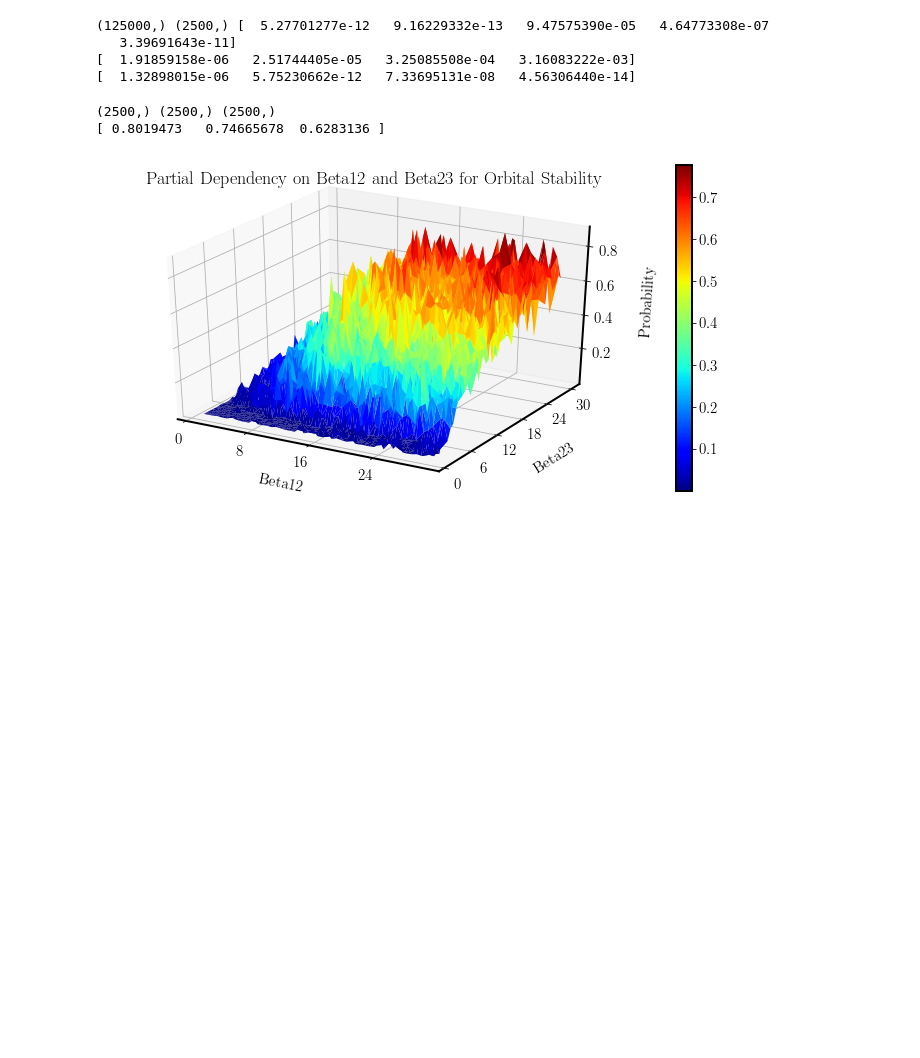
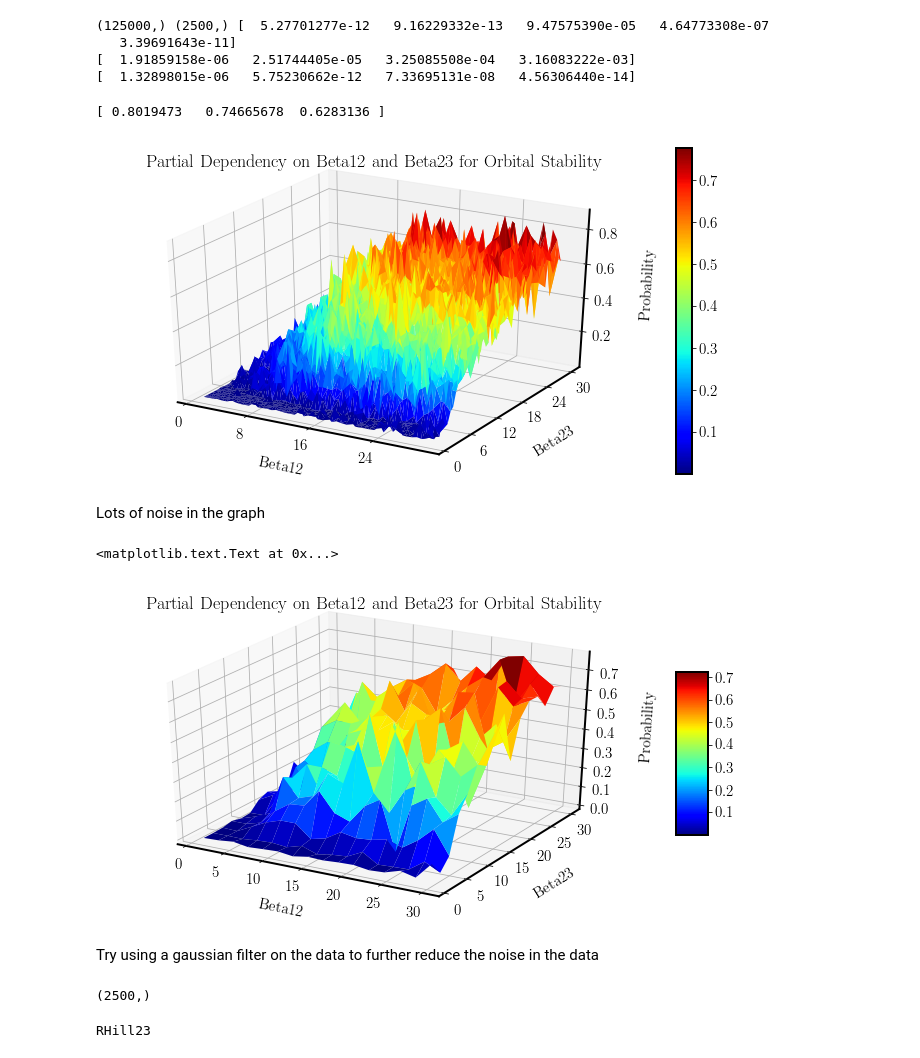
Before and after one commit to dtamayo/MLstability, a Jupyter notebook: Analysis/PDP_MC.ipynb, the cells around one changed output. Saved outputs shown, nothing was run; the diff lists cells and outputs as text; code cells hidden in the pictures; blank space fills up the shorter version.

Commit message:
Upload new files as well as figures

```diff
--- a/Analysis/PDP_MC.ipynb
+++ b/Analysis/PDP_MC.ipynb
@@ -239,7 +198,7 @@ print beta23[45:55]
 [ 1.          1.          1.          1.          1.          1.59183673
   1.59183673  1.59183673  1.59183673  1.59183673]
 # %%
-planets_data = np.zeros((repbeta12.shape[0], 28)) #= sample_random()
+planets_data = np.zeros((repparam1.shape[0], 28)) #= sample_random()
 print planets_data.shape[0]
 for i in range(planets_data.shape[0]):
     planets_data[i, :] = sample_random(i+3452367)
@@ -271,7 +230,7 @@ print repbeta23[:3]
 [ 1.  1.  1.]
 # %%
 #data_predictions = np.column_stack((data[:,:2], beta12, beta23, data[:,2:]), )
-data_predictions = np.column_stack((planets_data[:,:2], repbeta12, repbeta23, planets_data[:,4:]), )
+data_predictions = np.column_stack((planets_data[:,:2], repparam1, repbeta23, planets_data[:,4:]), )
 data_predictions.shape
 # %% [output]
 (125000, 28)
@@ -311,7 +270,7 @@ XGBClassifier(base_score=0.5, colsample_bylevel=1, colsample_bytree=1,
 # %% [output]
 0
 # %%
-mean_preds = np.zeros(beta12.shape[0]) #want average prediction of each beta12 and beta 23 value
+mean_preds = np.zeros(param1.shape[0]) #want average prediction of each beta12 and beta 23 value
 preds = np.zeros(planets_data.shape) #total number or predictions
 #do all the testings
 # not correct, each pred is only predicting one value, although its a much finer grid
@@ -349,10 +308,10 @@ rc('axes',linewidth=2)
 fig = plt.figure(figsize = (12,6))
 ax = fig.add_subplot(111, projection='3d')
 
-print beta12.shape, beta23.shape, mean_preds.shape
+#print beta12.shape, beta23.shape, mean_preds.shape
 print mean_preds[-3:]
 
-surf = ax.plot_trisurf(beta12, beta23, mean_preds, cmap=cm.jet, linewidth=0)
+surf = ax.plot_trisurf(param1, beta23, mean_preds, cmap=cm.jet, linewidth=0)
 #surf = ax.scatter(beta12, beta23, mean_preds, cmap=cm.jet, linewidth=0)
 
 fig.colorbar(surf)
@@ -370,6 +329,33 @@ ax.set_title('Partial Dependency on Beta12 and Beta23 for Orbital Stability')
 #ax.ad
 plt.show()
 # %% [output]
-(2500,) (2500,) (2500,)
 [ 0.8019473   0.74665678  0.6283136 ]
 [figure]
+# %% [markdown]
+Lots of noise in the graph
+# %%
+from scipy.interpolate import griddata
+
+fig = plt.figure(figsize = (12,6))
+ax = fig.add_subplot(111, projection='3d')
+
+xi = np.linspace(param1.min(), param1.max(),(len(mean_preds)/150))
+yi = np.linspace(beta23.min(),beta23.max(),(len(mean_preds)/150))
+
+
+zi = griddata((param1, beta23), mean_preds, (xi[None,:], yi[:,None]), method='cubic')
+
+
+xig, yig = np.meshgrid(xi, yi)
+
+
+
+surf = ax.plot_surface(xig, yig, zi, cmap=cm.jet)
+fig.colorbar(surf, shrink=0.5, aspect=5)
+ax.set_xlabel('Beta12', labelpad=15)
+ax.set_ylabel('Beta23', labelpad=15)
+ax.set_zlabel('Probability', labelpad=15)
+ax.set_title('Partial Dependency on Beta12 and Beta23 for Orbital Stability')
+# %% [output]
+<matplotlib.text.Text at 0x...>
+[figure, added]
@@ -375,0 +364,2 @@ plt.show()
+# %% [markdown]
+Try using a gaussian filter on the data to further reduce the noise in the data
@@ -375,0 +369,10 @@ plt.show()
+# %%
+mean_preds_linear = img_gauss.reshape(1, grid_size**2)
+mean_preds_linear = mean_preds_linear.flatten()
+print mean_preds_linear.shape
+# %% [output]
+(2500,)
+# %%
+print df_X.columns[1]
+# %% [output]
+RHill23
```
Also changed, not shown: parts of 10 cells of this notebook, 8 other files.
